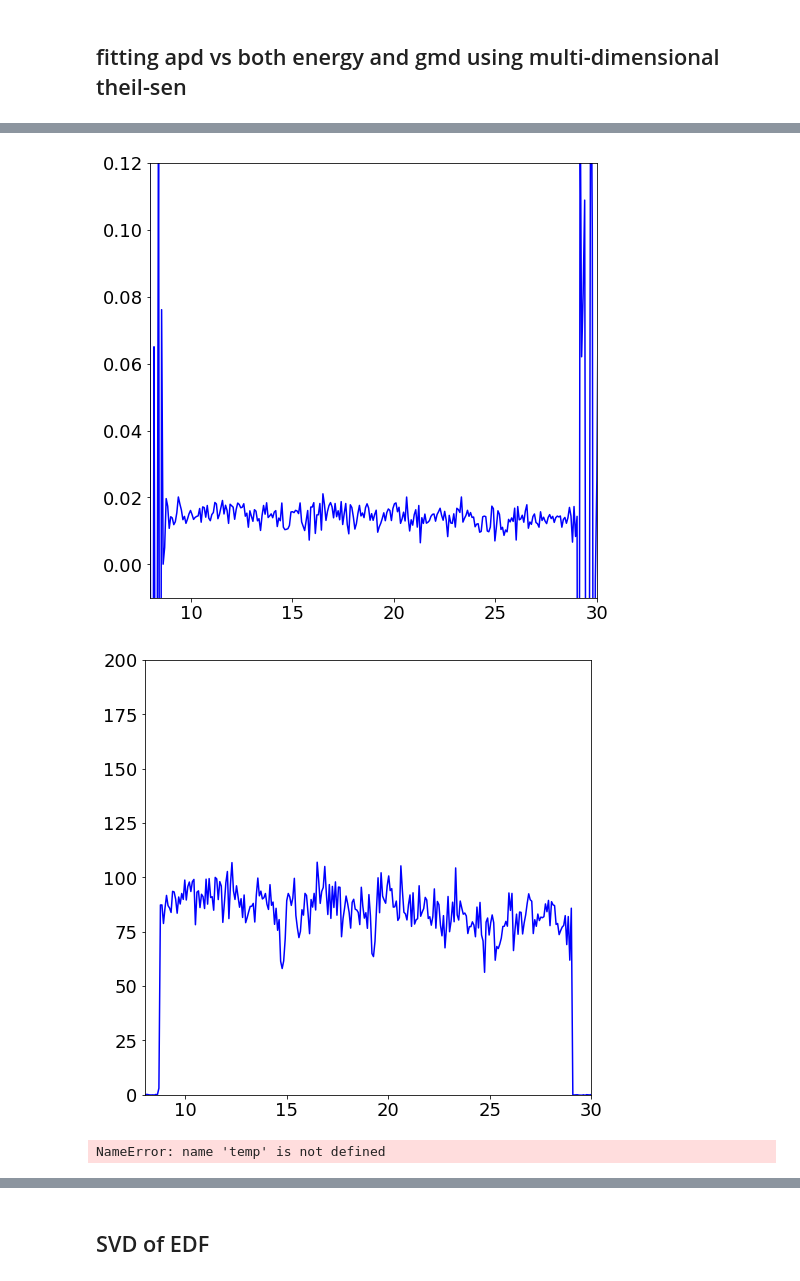
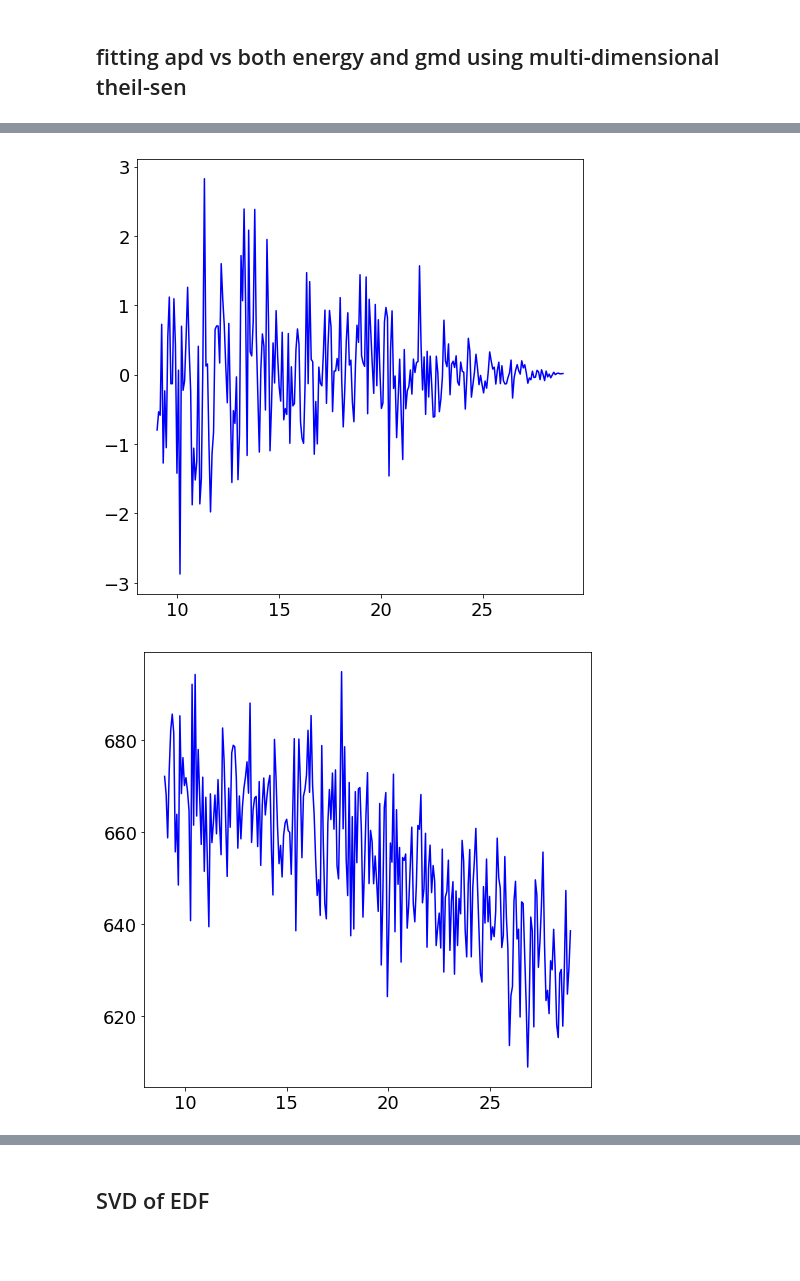
Before and after one commit to sioan/softXRayDataAndControls, a Jupyter notebook: experimentSpecificFiles/sxri0414/for_pub/regression_approach_run60-delay.ipynb, the cells around one changed output, grey strips where cells are left out. Drawn from its saved outputs; the diff is of its cells as text; code cells hidden in the pictures; blank space fills up the shorter version.

```diff
--- a/experimentSpecificFiles/sxri0414/for_pub/regression_approach_run60-delay.ipynb
+++ b/experimentSpecificFiles/sxri0414/for_pub/regression_approach_run60-delay.ipynb
@@ -431,5 +434,7 @@ show()
 # %% [markdown]
 ## fitting apd vs both energy and gmd using multi-dimensional theil-sen
+# %%
+X_m = array([ones(len(x)),x,z]).transpose()
 # %%
 def get_theilsen(i):
     try:
@@ -438,10 +443,13 @@ def get_theilsen(i):
         estimator =  TheilSenRegressor()
         estimator.fit(X_m[temp_mask],y[temp_mask])
     except:
-        estimator.fit(rand(100,3),rand(100))
+        estimator.fit(rand(100,X_m.shape[1]),rand(100))
 
     return estimator
 # %%
-pump_probe_trace = array([get_theilsen(i) for i in arange(len(my_bins)-1)])
+try:
+    pump_probe_trace = array([get_theilsen(i) for i in arange(len(my_bins)-1)])
+except KeyboardInterrupt:
+    pass
 # %%
 pump_probe_trace_coef = array([pump_probe_trace[i].coef_ for i in arange(len(pump_probe_trace))])
@@ -455,14 +455,0 @@ show()
-# %%
-plot(my_bins[:-1][::-1],pump_probe_trace_coef[:,1])
-xlim(8,30)
-ylim(-0.01,0.12)
-show()
-# %% [output]
-[figure, removed]
-# %%
-plot(my_bins[:-1][::-1],pump_probe_trace_coef[:,2])
-xlim(8,30)
-ylim(0,200)
-show()
-# %% [output]
-[figure, removed]
@@ -471,4 +455,0 @@ intercepts = array([pump_probe_trace[i].intercept_ for i in arange(len(pump_prob
-# %%
-temp.tol
-# %% [output]
-NameError: name 'temp' is not defined
@@ -479,0 +456,12 @@ show()
+# %%
+correct_time_bin = my_bins[:-1][::-1]
+my_mask = correct_time_bin>9
+my_mask = my_mask*(correct_time_bin<29)
+for i in arange(pump_probe_trace_coef.shape[1]):
+
+
+    plot(correct_time_bin[my_mask],pump_probe_trace_coef[:,i][my_mask])
+    show()
+# %% [output]
+[figure, added]
+[figure, added]
```
Also changed, not shown: parts of 28 cells of this notebook, 36 other files.
